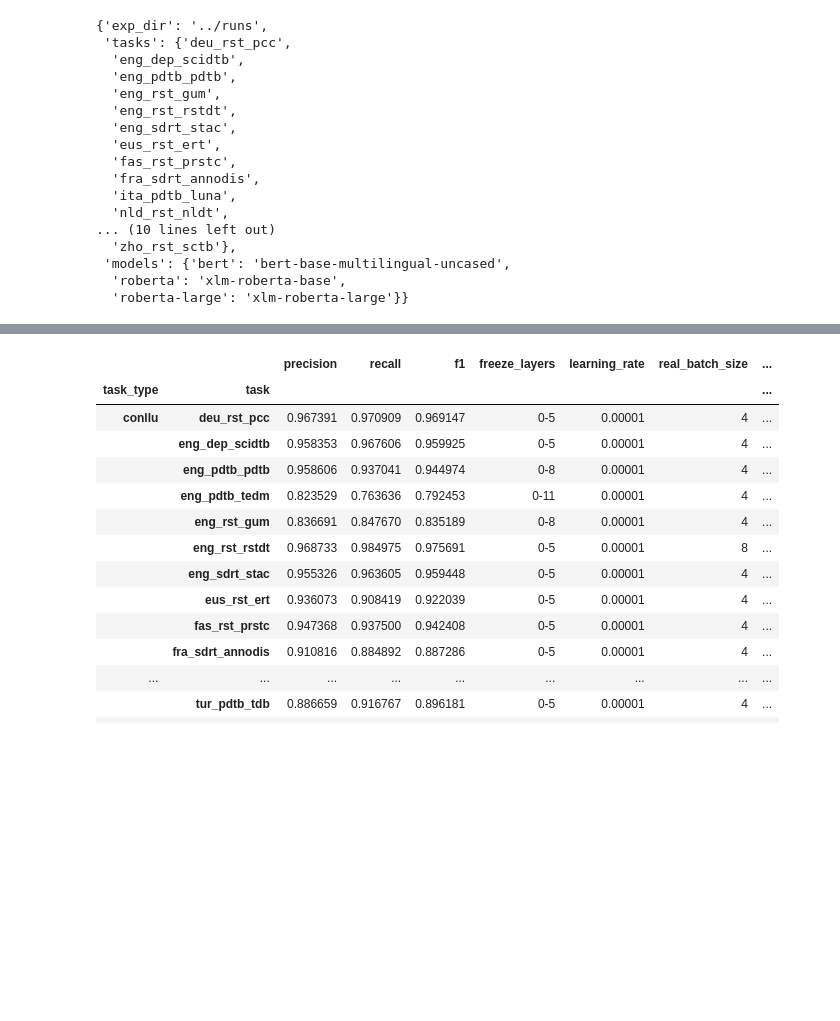
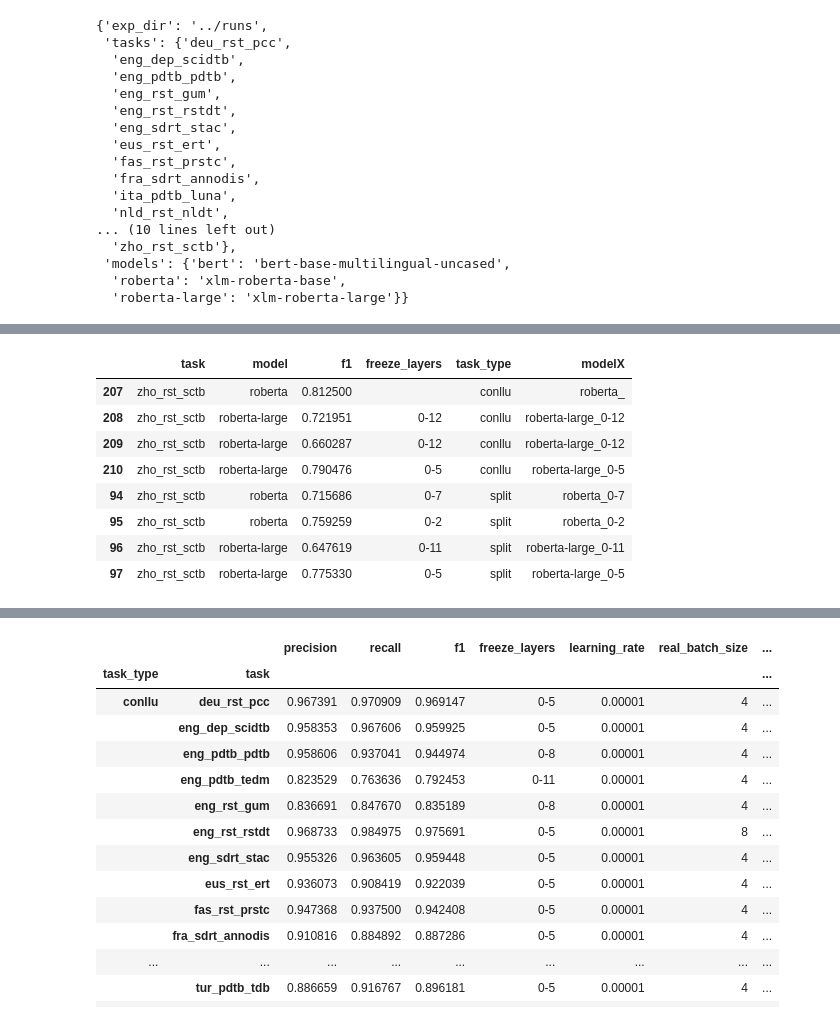
Before and after one commit to phimit/jiant, a Jupyter notebook: scripts/vizu_results.ipynb, the cells around one changed output, grey strips where cells are left out. Cells and saved outputs as stored; diff of their text form; code cells hidden in the pictures; blank space fills up the shorter version.

```diff
--- a/scripts/vizu_results.ipynb
+++ b/scripts/vizu_results.ipynb
@@ -130,8 +130,15 @@ scores[columns].style.bar(subset=['f1'], color='green').format(formatter=formatt
 # %%
 comp = scores[scores["model"].str.contains("roberta")][["task","model","f1","freeze_layers","task_type"]]#.groupby("freeze_layers")["f1"].max()
 comp["modelX"] = comp["model"]+"_"+comp["freeze_layers"]
-comp = comp.groupby(["task_type","task"]).max()
-#comp.sort_values(by="task_type",inplace=True)
-#comp.set_index(["task_type","task","modelX"],inplace=True)
-#comp.loc["conllu"].max()
-#comp.loc["split","tur_pdtb_tedm"]
+
+comp[comp["task"]=="zho_rst_sctb"]
+# %% [output]
+|  | task | model | f1 | freeze_layers | task_type | modelX |
+| 207 | zho_rst_sctb | roberta | 0.812500 |  | conllu | roberta_ |
+| 208 | zho_rst_sctb | roberta-large | 0.721951 | 0-12 | conllu | roberta-large_0-12 |
+| 209 | zho_rst_sctb | roberta-large | 0.660287 | 0-12 | conllu | roberta-large_0-12 |
+| 210 | zho_rst_sctb | roberta-large | 0.790476 | 0-5 | conllu | roberta-large_0-5 |
+| 94 | zho_rst_sctb | roberta | 0.715686 | 0-7 | split | roberta_0-7 |
+| 95 | zho_rst_sctb | roberta | 0.759259 | 0-2 | split | roberta_0-2 |
+| 96 | zho_rst_sctb | roberta-large | 0.647619 | 0-11 | split | roberta-large_0-11 |
+| 97 | zho_rst_sctb | roberta-large | 0.775330 | 0-5 | split | roberta-large_0-5 |
```
Also changed, not shown: parts of 7 cells of this notebook, 7 other files.
